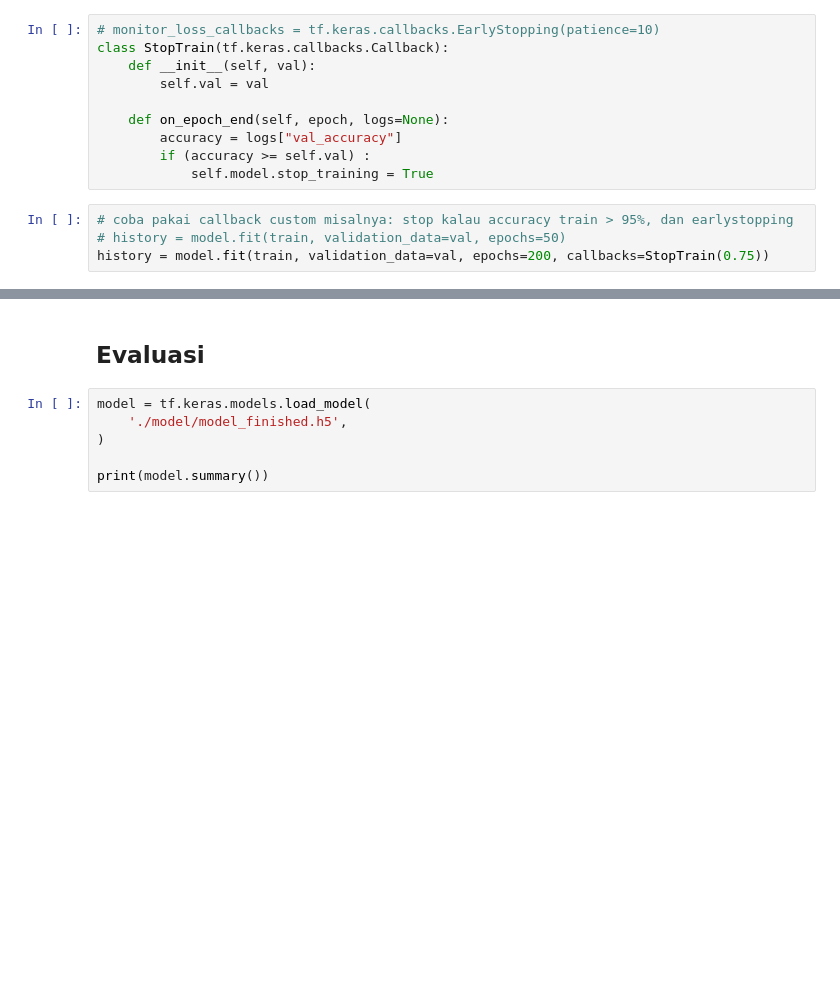
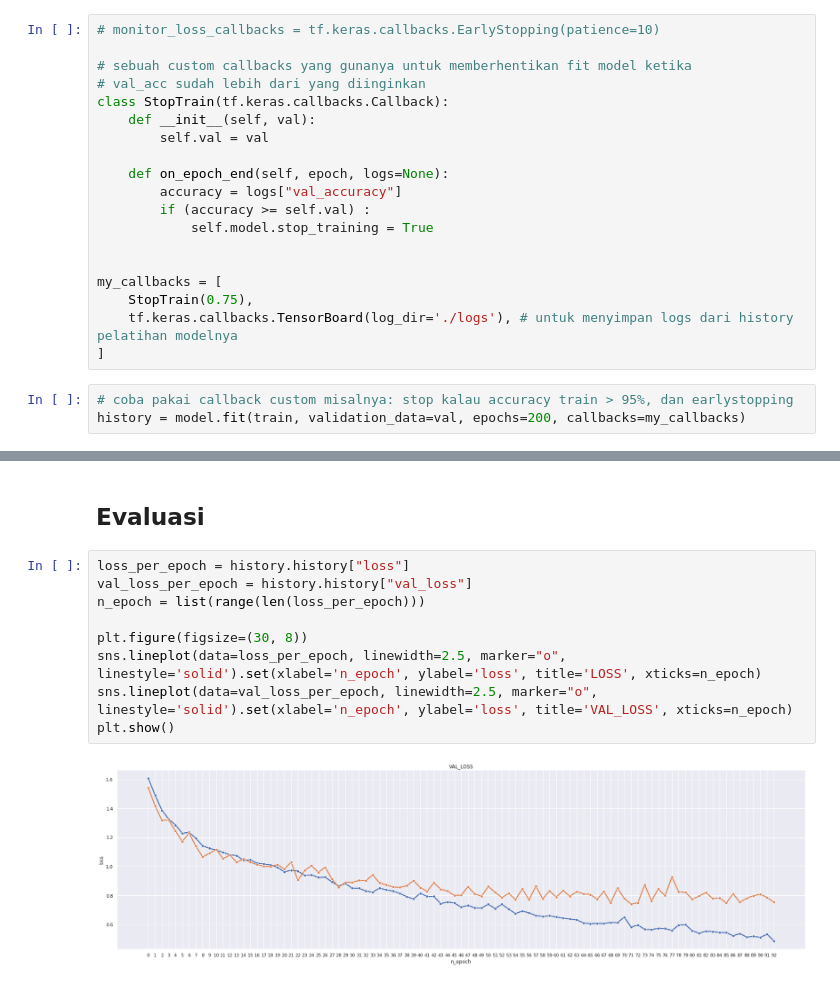
Before and after one commit to riskykrnawan/PA_KB, a Jupyter notebook: PA_KB.ipynb, the cells around one changed output, grey strips where cells are left out. Cells and saved outputs as stored; diff of their text form; blank space fills up the shorter version.

Commit message:
Modelling DONE

```diff
--- a/PA_KB.ipynb
+++ b/PA_KB.ipynb
@@ -259,5 +283,8 @@ model.summary()
 # %%
 # monitor_loss_callbacks = tf.keras.callbacks.EarlyStopping(patience=10)
+
+# sebuah custom callbacks yang gunanya untuk memberhentikan fit model ketika
+# val_acc sudah lebih dari yang diinginkan
 class StopTrain(tf.keras.callbacks.Callback):
     def __init__(self, val):
         self.val = val
@@ -266,7 +293,12 @@ class StopTrain(tf.keras.callbacks.Callback):
         accuracy = logs["val_accuracy"]
         if (accuracy >= self.val) :
             self.model.stop_training = True
+
+
+my_callbacks = [
+    StopTrain(0.75),
+    tf.keras.callbacks.TensorBoard(log_dir='./logs'), # untuk menyimpan logs dari history pelatihan modelnya
+]
 # %%
 # coba pakai callback custom misalnya: stop kalau accuracy train > 95%, dan earlystopping
-# history = model.fit(train, validation_data=val, epochs=50)
-history = model.fit(train, validation_data=val, epochs=200, callbacks=StopTrain(0.75))
+history = model.fit(train, validation_data=val, epochs=200, callbacks=my_callbacks)
@@ -281,10 +324,15 @@ plt.show()
 model.save('./model/model_finished.h5')
 # %% [markdown]
 ## Evaluasi
-# %%
-model = tf.keras.models.load_model(
-    './model/model_finished.h5',
-)
-
-print(model.summary())
+# %%
+loss_per_epoch = history.history["loss"]
+val_loss_per_epoch = history.history["val_loss"]
+n_epoch = list(range(len(loss_per_epoch)))
+
+plt.figure(figsize=(30, 8))
+sns.lineplot(data=loss_per_epoch, linewidth=2.5, marker="o", linestyle='solid').set(xlabel='n_epoch', ylabel='loss', title='LOSS', xticks=n_epoch)
+sns.lineplot(data=val_loss_per_epoch, linewidth=2.5, marker="o", linestyle='solid').set(xlabel='n_epoch', ylabel='loss', title='VAL_LOSS', xticks=n_epoch)
+plt.show()
+# %% [output]
+[figure, added]
 # %%
```
Also changed, not shown: parts of 18 cells of this notebook, 3 other files.
